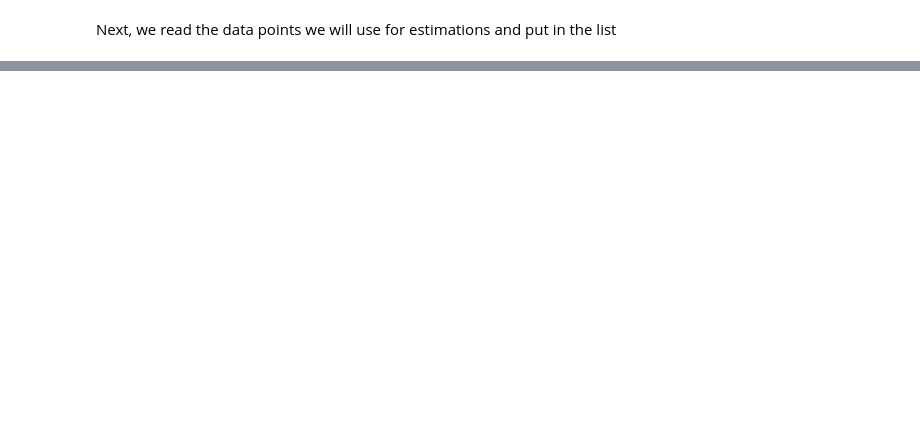
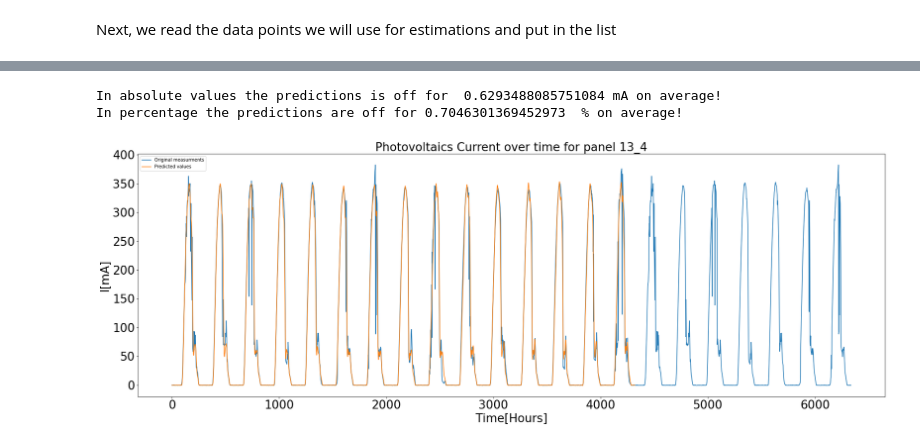
Before and after one commit to hribarjernej89/estimating-eh-energy-with-GP, a Jupyter notebook: Estimating_energy.ipynb, the cells around one changed output, grey strips where cells are left out. Saved outputs shown, nothing was run; the diff lists cells and outputs as text; code cells hidden in the pictures; blank space fills up the shorter version.

```diff
--- a/Estimating_energy.ipynb
+++ b/Estimating_energy.ipynb
@@ -183,0 +245,26 @@ predicted_values_pv1
+# %%
+setup_graph(title="Photovoltaics Current over time for panel 13_4", x_label='Time[Hours]', y_label='I[mA]',fig_size=[30, 10], fontsize=26)
+plt.plot(panel2_pv, label='Original measurments') # Plot the original measurments
+plt.plot(predicted_values_pv2, label='Predicted values') # Plot the predicted values
+plt.legend()
+
+
+difference = []
+zip_object = zip(panel2_pv[len(predicted_values_pv2):], predicted_values_pv2)
+for list1_i, list2_i in zip_object:
+    difference.append(list1_i-list2_i)
+
+
+print("In absolute values the predictions is off for ",  np.average(difference), "mA on average!")
+print("In percentage the predictions are off for" ,  np.absolute(np.average(difference)) / np.average(panel2_pv[len(predicted_values_pv2):]) * 100, " % on average!")
+
+#save the predictions:
+df_inter = pd.DataFrame()
+df_inter['time_step'] = time_points[len(predicted_values_pv2):]
+df_inter['Predicted_photovoltaic_current'] = predicted_values_pv2[0]
+
+df_inter.to_csv('predictions/predict_node13_4.csv')
+# %% [output]
+In absolute values the predictions is off for  0.6293488085751084 mA on average!
+In percentage the predictions are off for 0.7046301369452973  % on average!
+[figure, added]
```
Also changed, not shown: parts of 11 cells of this notebook.
